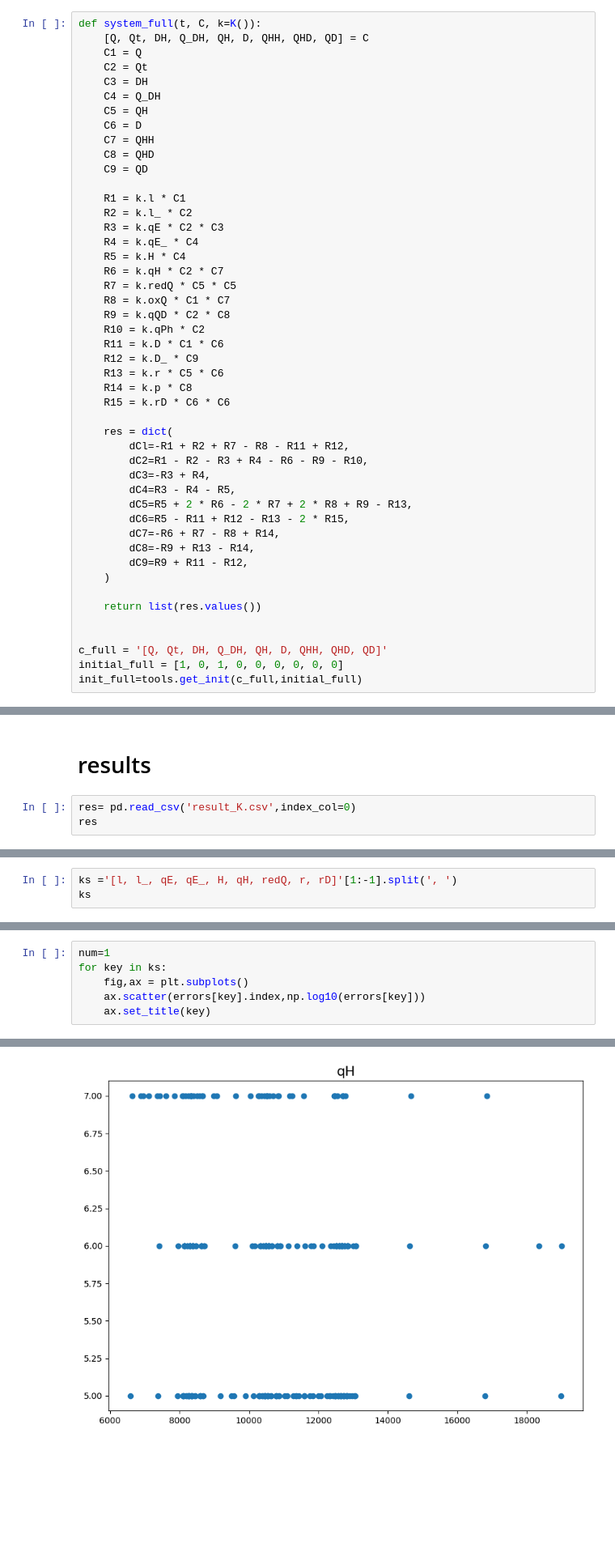
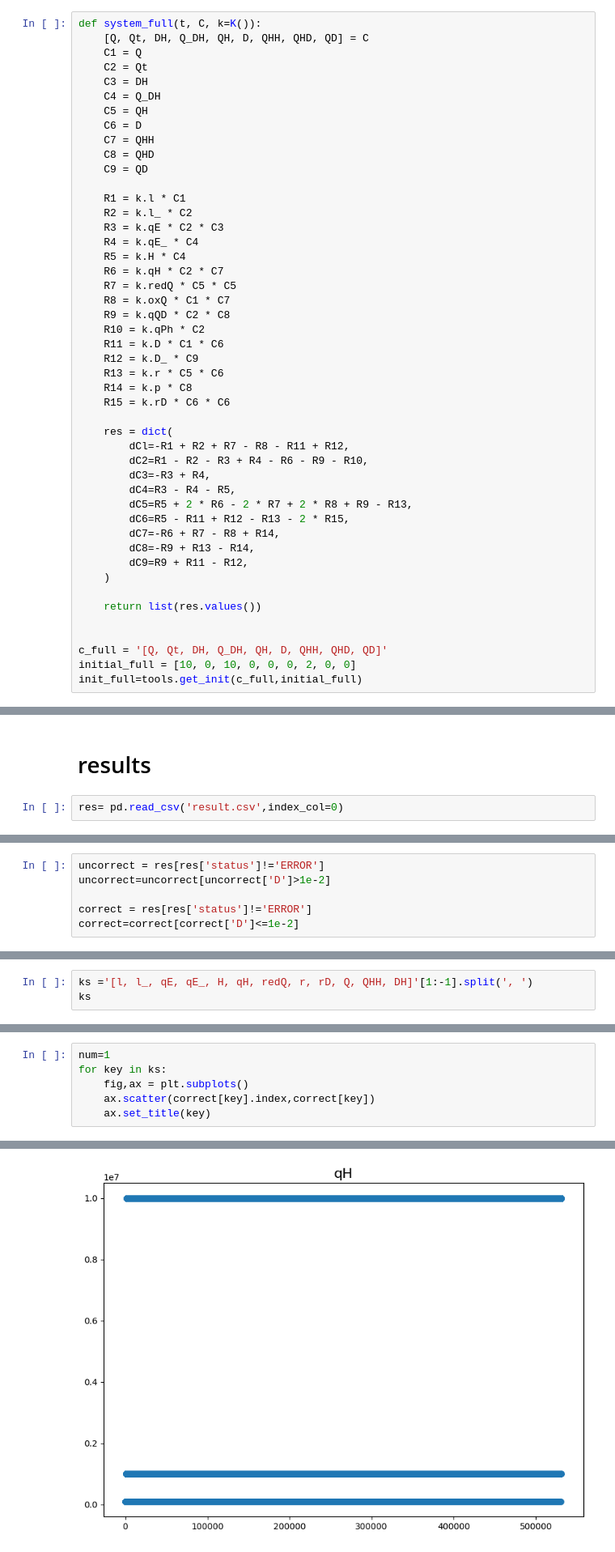
Before and after one commit to EnglishBeach/Diplom-work, a Jupyter notebook: COMSOL/Comparation/comparator.ipynb, the cells around one changed output, grey strips where cells are left out. Shown: that part at 81% size. Saved outputs shown, nothing was run; the diff lists cells and outputs as text; blank space fills up the shorter version.

```diff
--- a/COMSOL/Comparation/comparator.ipynb
+++ b/COMSOL/Comparation/comparator.ipynb
@@ -131,7 +130,7 @@ def system_full(t, C, k=K()):
 
 
 c_full = '[Q, Qt, DH, Q_DH, QH, D, QHH, QHD, QD]'
-initial_full = [1, 0, 1, 0, 0, 0, 0, 0, 0]
+initial_full = [10, 0, 10, 0, 0, 0, 2, 0, 0]
 init_full=tools.get_init(c_full,initial_full)
 # %%
 def system_base(t, C, k=K()):
@@ -415,5 +381,4 @@ sweep.sweep(
 # %% [markdown]
 # results
 # %%
-res= pd.read_csv('result_K.csv',index_col=0)
-res
+res= pd.read_csv('result.csv',index_col=0)
@@ -445,0 +385,6 @@ errors[errors['Q']==errors['Q'].max()].apply(np.log10)
+# %%
+uncorrect = res[res['status']!='ERROR']
+uncorrect=uncorrect[uncorrect['D']>1e-2]
+
+correct = res[res['status']!='ERROR']
+correct=correct[correct['D']<=1e-2]
@@ -446,4 +399,4 @@ errors[errors['Q']==errors['Q'].max()].apply(np.log10)
 # %%
-ks ='[l, l_, qE, qE_, H, qH, redQ, r, rD]'[1:-1].split(', ')
+ks ='[l, l_, qE, qE_, H, qH, redQ, r, rD, Q, QHH, DH]'[1:-1].split(', ')
 ks
 # %% [output]
@@ -452,6 +405,6 @@ ks
 num=1
 for key in ks:
     fig,ax = plt.subplots()
-    ax.scatter(errors[key].index,np.log10(errors[key]))
+    ax.scatter(correct[key].index,correct[key])
     ax.set_title(key)
 # %% [output]
@@ -463 +416 @@ for key in ks:
-[figure, old version]
+[figure, new version]
```
Also changed, not shown: parts of 15 cells of this notebook, 3 other files.
